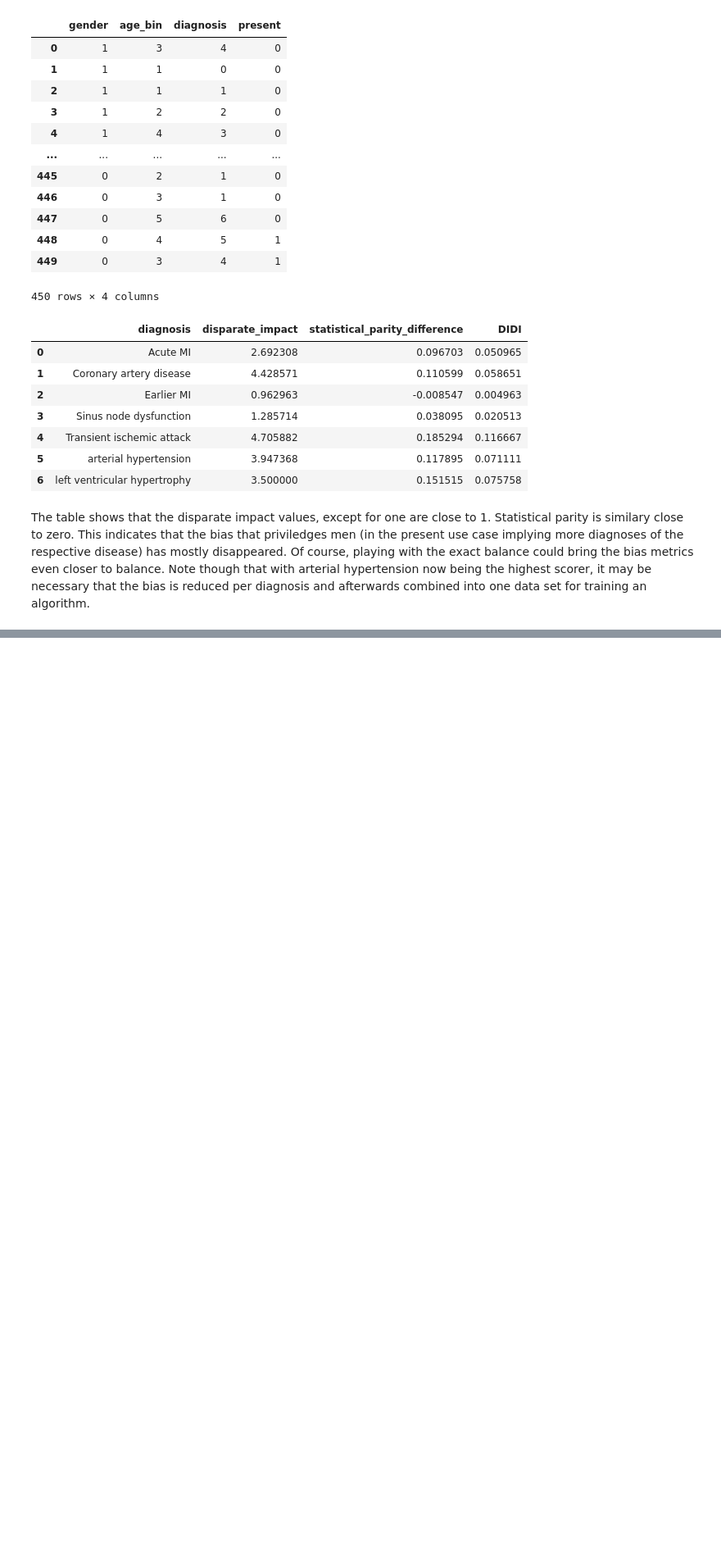
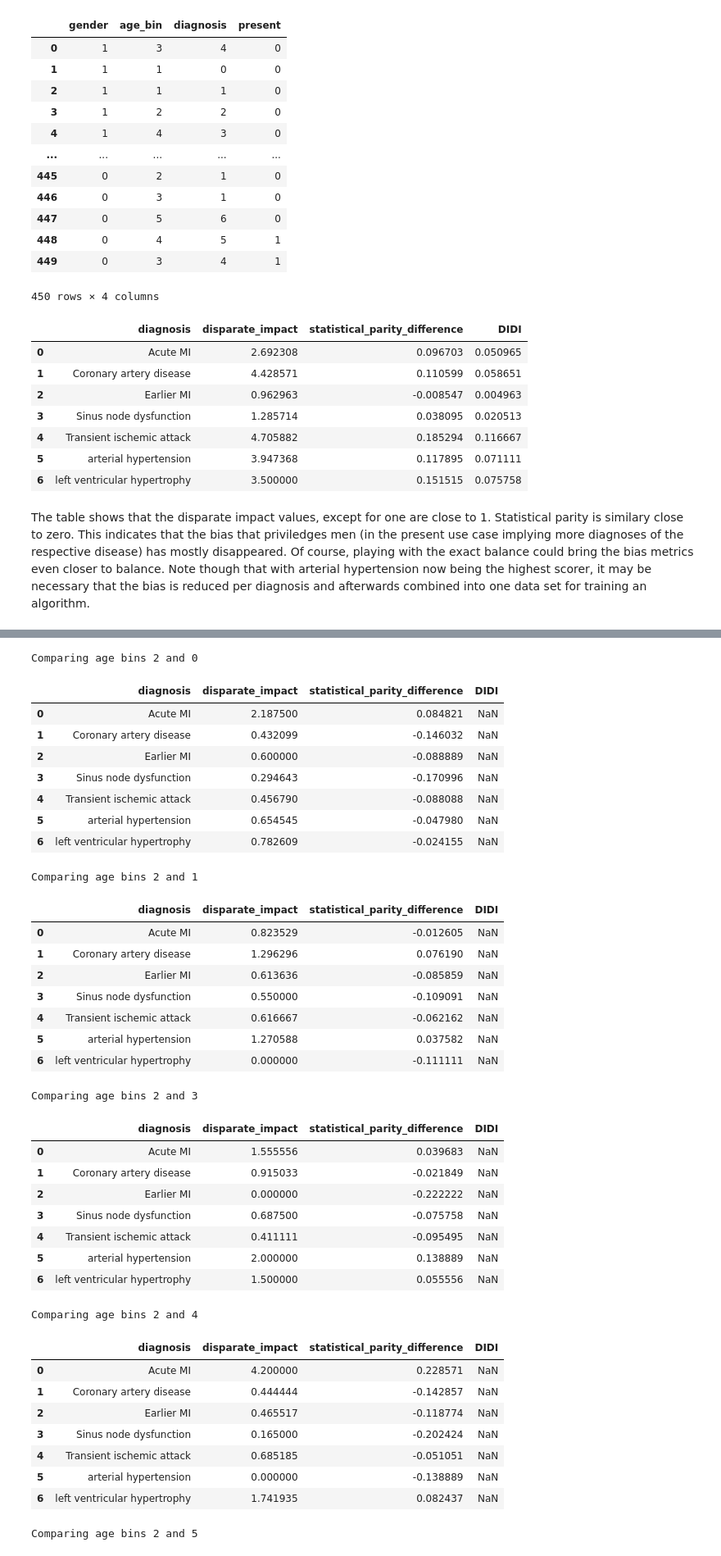
Before and after one commit to aequitas-aod/experiment-hc2-ecg-incartdb, a Jupyter notebook: bias_detection_mitigation.ipynb, the cells around one changed output, grey strips where cells are left out. Shown at 82% size. Cells and saved outputs as stored; diff of their text form; code cells hidden in the pictures; blank space fills up the shorter version.

```diff
--- a/bias_detection_mitigation.ipynb
+++ b/bias_detection_mitigation.ipynb
@@ -364,0 +457,54 @@ invalid value encountered in scalar divide
+# %%
+for upg in [0, 1, 3, 4, 5]:
+    d = df_test.copy()
+
+    print(f"Comparing age bins 2 and {upg}")
+
+    d = d[d['age_bin'].isin([ref_age, upg])]
+    d["age_bin"] = np.where(d["age_bin"] == upg, 0, d['age_bin']) # make sure to have unpriv. group be zero label.
+
+    with warnings.catch_warnings():
+        warnings.simplefilter("ignore")
+        age_bias = f.show_bias(d, "age_bin", ref_age, plot_histogram=False)
+
+    age_bias['diagnosis'] = age_bias['diagnosis'].replace(reverse_enc).astype(str)
+
+    display(age_bias)
+# %% [output]
+Comparing age bins 2 and 0
+|  | diagnosis | disparate_impact | statistical_parity_difference | DIDI |
+| 0 | Acute MI | 2.187500 | 0.084821 | NaN |
+| 1 | Coronary artery disease | 0.432099 | -0.146032 | NaN |
+| 2 | Earlier MI | 0.600000 | -0.088889 | NaN |
+| 3 | Sinus node dysfunction | 0.294643 | -0.170996 | NaN |
+| 4 | Transient ischemic attack | 0.456790 | -0.088088 | NaN |
+| 5 | arterial hypertension | 0.654545 | -0.047980 | NaN |
+| 6 | left ventricular hypertrophy | 0.782609 | -0.024155 | NaN |
+Comparing age bins 2 and 1
+|  | diagnosis | disparate_impact | statistical_parity_difference | DIDI |
+| 0 | Acute MI | 0.823529 | -0.012605 | NaN |
+| 1 | Coronary artery disease | 1.296296 | 0.076190 | NaN |
+| 2 | Earlier MI | 0.613636 | -0.085859 | NaN |
+| 3 | Sinus node dysfunction | 0.550000 | -0.109091 | NaN |
+| 4 | Transient ischemic attack | 0.616667 | -0.062162 | NaN |
+| 5 | arterial hypertension | 1.270588 | 0.037582 | NaN |
+| 6 | left ventricular hypertrophy | 0.000000 | -0.111111 | NaN |
+Comparing age bins 2 and 3
+|  | diagnosis | disparate_impact | statistical_parity_difference | DIDI |
+| 0 | Acute MI | 1.555556 | 0.039683 | NaN |
+| 1 | Coronary artery disease | 0.915033 | -0.021849 | NaN |
+| 2 | Earlier MI | 0.000000 | -0.222222 | NaN |
+| 3 | Sinus node dysfunction | 0.687500 | -0.075758 | NaN |
+| 4 | Transient ischemic attack | 0.411111 | -0.095495 | NaN |
+| 5 | arterial hypertension | 2.000000 | 0.138889 | NaN |
+| 6 | left ventricular hypertrophy | 1.500000 | 0.055556 | NaN |
+Comparing age bins 2 and 4
+|  | diagnosis | disparate_impact | statistical_parity_difference | DIDI |
+| 0 | Acute MI | 4.200000 | 0.228571 | NaN |
+| 1 | Coronary artery disease | 0.444444 | -0.142857 | NaN |
+| 2 | Earlier MI | 0.465517 | -0.118774 | NaN |
+| 3 | Sinus node dysfunction | 0.165000 | -0.202424 | NaN |
+| 4 | Transient ischemic attack | 0.685185 | -0.051051 | NaN |
+| 5 | arterial hypertension | 0.000000 | -0.138889 | NaN |
+| 6 | left ventricular hypertrophy | 1.741935 | 0.082437 | NaN |
+Comparing age bins 2 and 5
```
Also changed, not shown: parts of 11 cells of this notebook, 2 other files.
